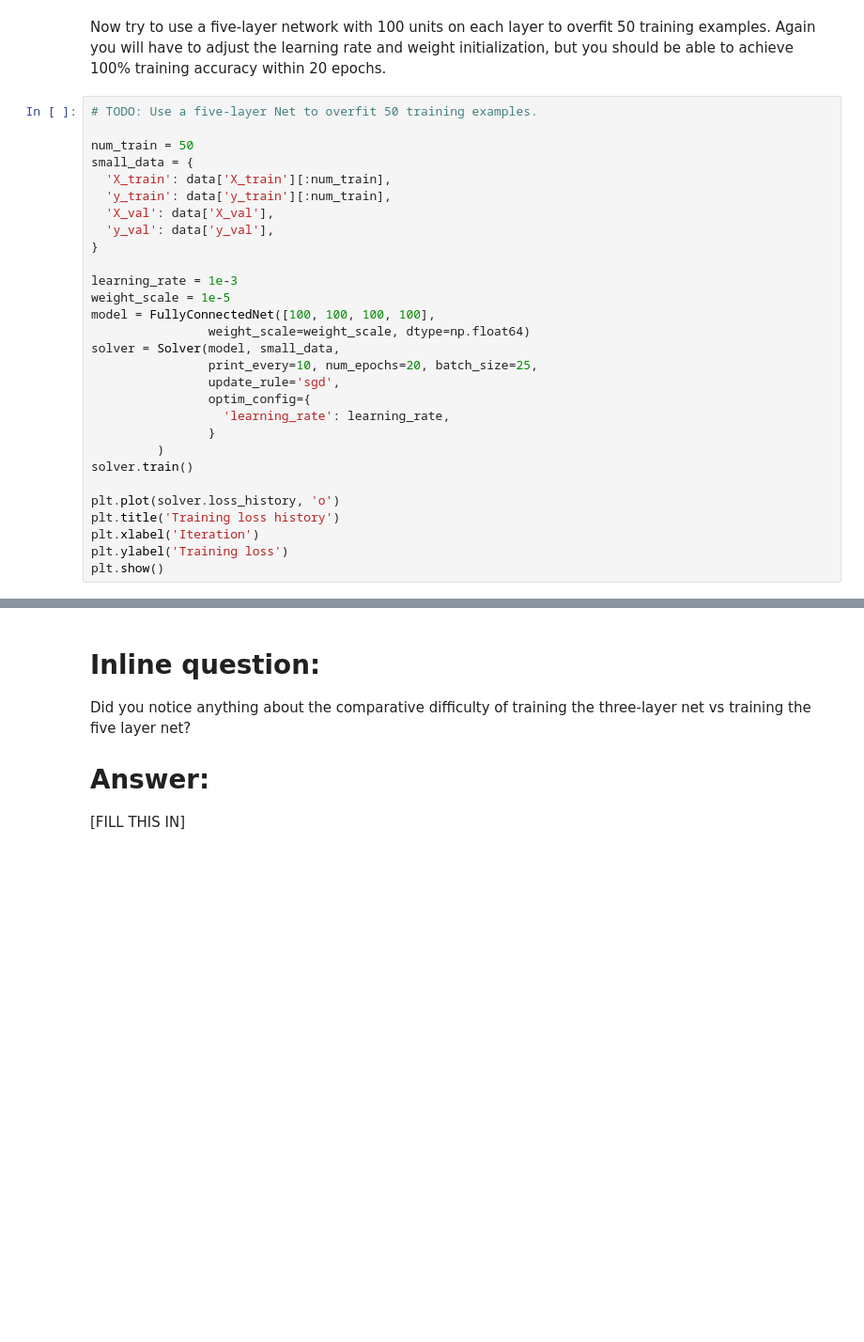
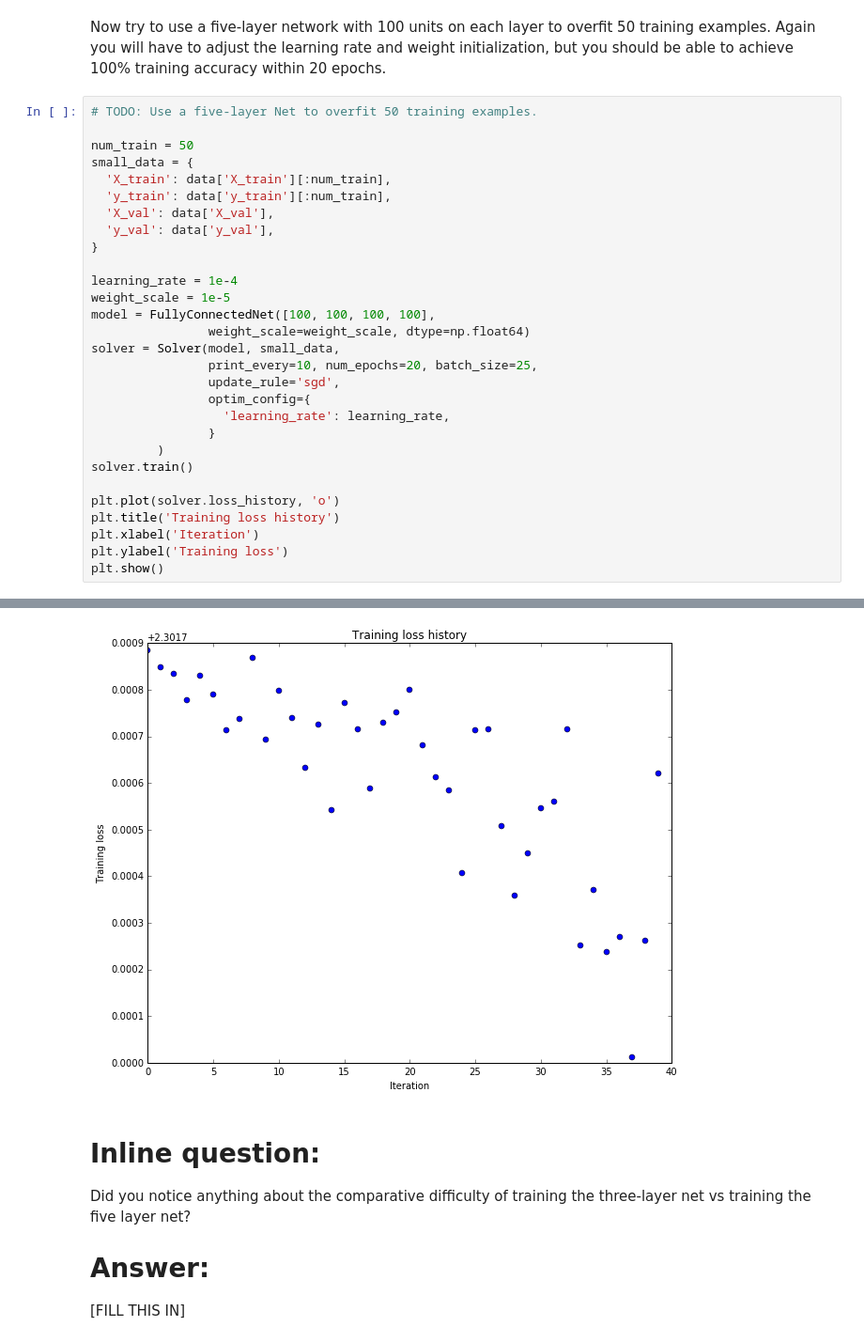
Before and after one commit to VladPrytula/ConvNeuralNets, a Jupyter notebook: assignment2/FullyConnectedNets.ipynb, the cells around one changed output, grey strips where cells are left out. Shown: that part at 94% size. Cells and saved outputs as stored; diff of their text form; blank space fills up the shorter version.

```diff
--- a/assignment2/FullyConnectedNets.ipynb
+++ b/assignment2/FullyConnectedNets.ipynb
@@ -467,7 +559,7 @@ small_data = {
   'y_val': data['y_val'],
 }
 
-learning_rate = 1e-3
+learning_rate = 1e-4
 weight_scale = 1e-5
 model = FullyConnectedNet([100, 100, 100, 100],
                 weight_scale=weight_scale, dtype=np.float64)
@@ -485,3 +577,4 @@ plt.title('Training loss history')
 plt.xlabel('Iteration')
 plt.ylabel('Training loss')
 plt.show()
+# %% [output]
@@ -488,3 +598,4 @@ plt.show()
+[figure, added]
 # %% [markdown]
 # Inline question:
 Did you notice anything about the comparative difficulty of training the three-layer net vs training the five layer net?
```
Also changed, not shown: parts of 13 cells of this notebook, 1 other file.
